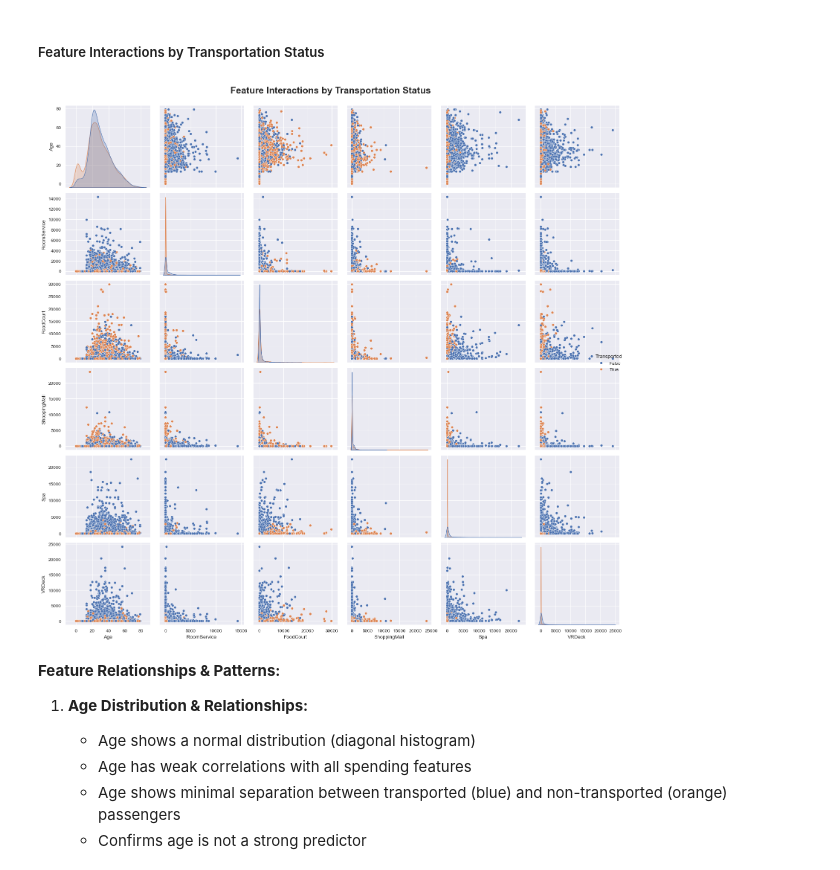
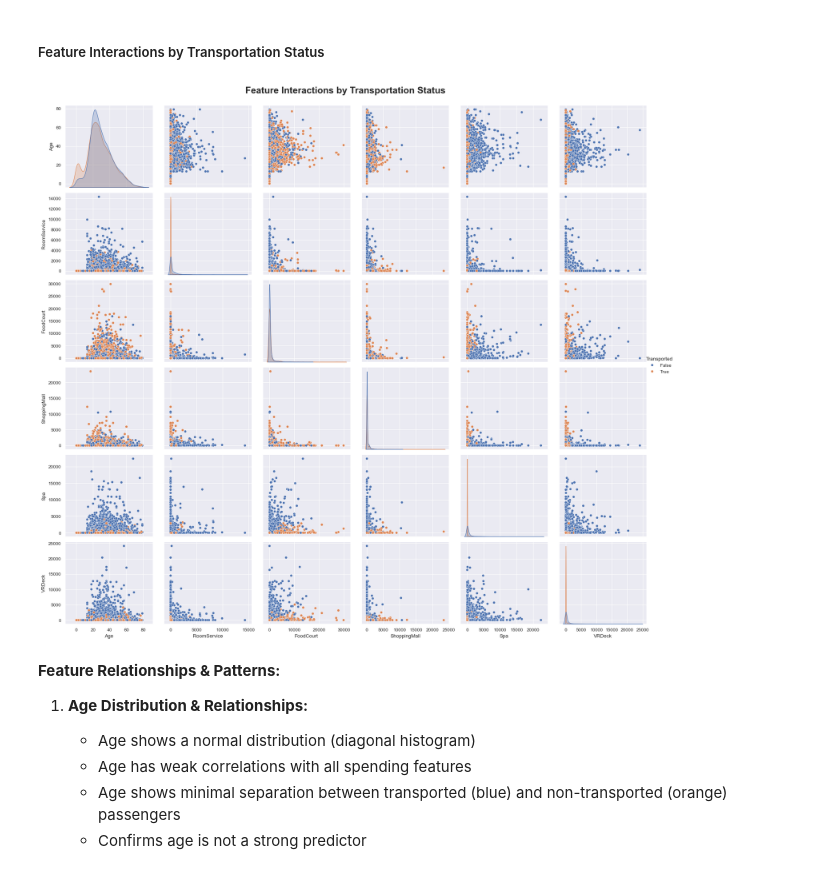
Before and after one commit to RMDS-GroupProject/spaceship_titanic, a Jupyter notebook: main_notebook.ipynb, the cells around one changed output. Cells and saved outputs as stored; diff of their text form; code cells hidden in the pictures.

```diff
--- a/impute_missing_values.ipynb
+++ b/main_notebook.ipynb
@@ -703,18 +787,23 @@ plt.show()
 ##### Feature Interactions by Transportation Status
 # %%
 # pairplot for numberical features by transported
-sns.pairplot(data=train_data, vars=numerical_features, hue="Transported")
+g = sns.pairplot(data=train_data, vars=numerical_features, hue="Transported")
+# Move legend outside the plot
+g._legend.remove()  # type: ignore # Remove the default legend
+g.add_legend(title="Transported",
+             bbox_to_anchor=(1, 0.5),  # Position outside plot area
+             loc="center left")
 # add overall title to the figure
 plt.suptitle("Feature Interactions by Transportation Status",
              fontsize=18, fontweight="bold", y=1)
 plt.tight_layout()
 # saving the plot
 plt.savefig(os.path.join(image_save_path,
             "Feature Interactions by Transportation Status.png"),
             bbox_inches="tight")
 plt.show()
 # %% [output]
-[figure, old version]
+[figure, new version]
 # %% [markdown]
 **Feature Relationships & Patterns:**
 1. **Age Distribution & Relationships:**
```
Also changed, not shown: parts of 20 cells of this notebook, 6 other files.
